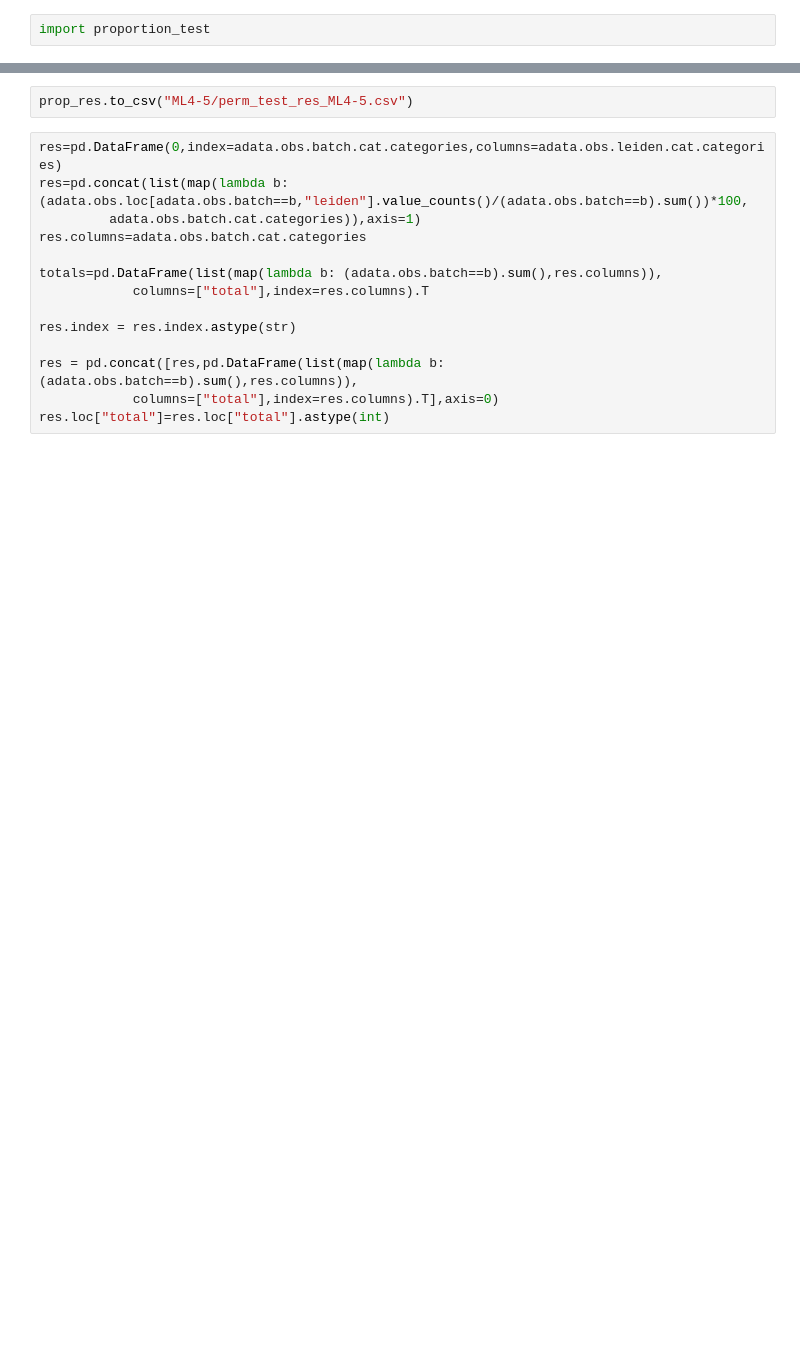
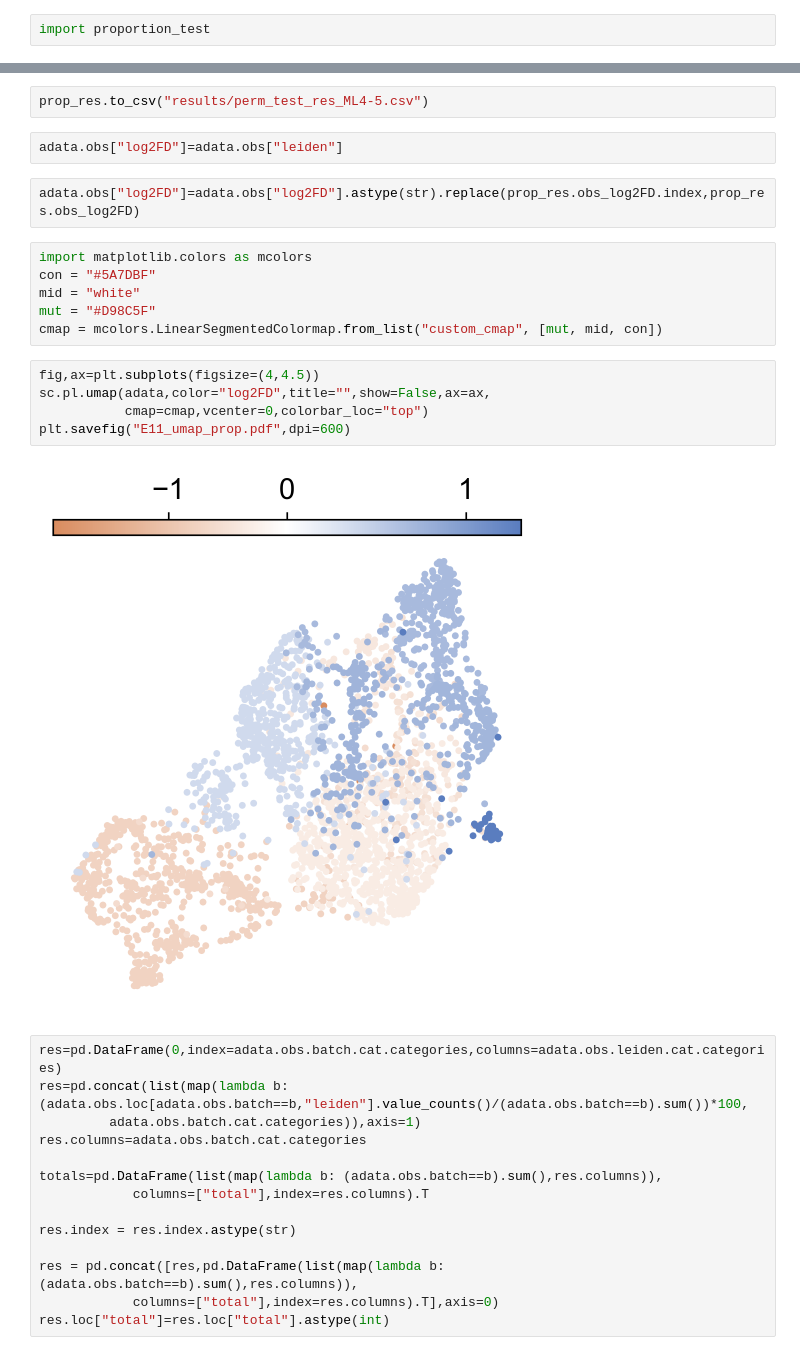
Before and after one commit to LouisFaure/upperlip_paper, a Jupyter notebook: pagoda2/03A.prop_E11_ML4-5.ipynb, the cells around one changed output, grey strips where cells are left out. Cells and saved outputs as stored; diff of their text form; blank space fills up the shorter version.

```diff
--- a/pagoda2/03A.prop_E11_ML4-5.ipynb
+++ b/pagoda2/03A.prop_E11_ML4-5.ipynb
@@ -60,5 +90,22 @@ proportion_test.plot_proportion_test(prop_res)
 # %%
-prop_res.to_csv("ML4-5/perm_test_res_ML4-5.csv")
+prop_res.to_csv("results/perm_test_res_ML4-5.csv")
+# %%
+adata.obs["log2FD"]=adata.obs["leiden"]
+# %%
+adata.obs["log2FD"]=adata.obs["log2FD"].astype(str).replace(prop_res.obs_log2FD.index,prop_res.obs_log2FD)
+# %%
+import matplotlib.colors as mcolors
+con = "#5A7DBF"
+mid = "white"
+mut = "#D98C5F"
+cmap = mcolors.LinearSegmentedColormap.from_list("custom_cmap", [mut, mid, con])
+# %%
+fig,ax=plt.subplots(figsize=(4,4.5))
+sc.pl.umap(adata,color="log2FD",title="",show=False,ax=ax,
+           cmap=cmap,vcenter=0,colorbar_loc="top")
+plt.savefig("E11_umap_prop.pdf",dpi=600)
+# %% [output]
+[figure, added]
 # %%
 res=pd.DataFrame(0,index=adata.obs.batch.cat.categories,columns=adata.obs.leiden.cat.categories)
 res=pd.concat(list(map(lambda b: (adata.obs.loc[adata.obs.batch==b,"leiden"].value_counts()/(adata.obs.batch==b).sum())*100,
```
Also changed, not shown: parts of 21 cells of this notebook, 4 other files.
